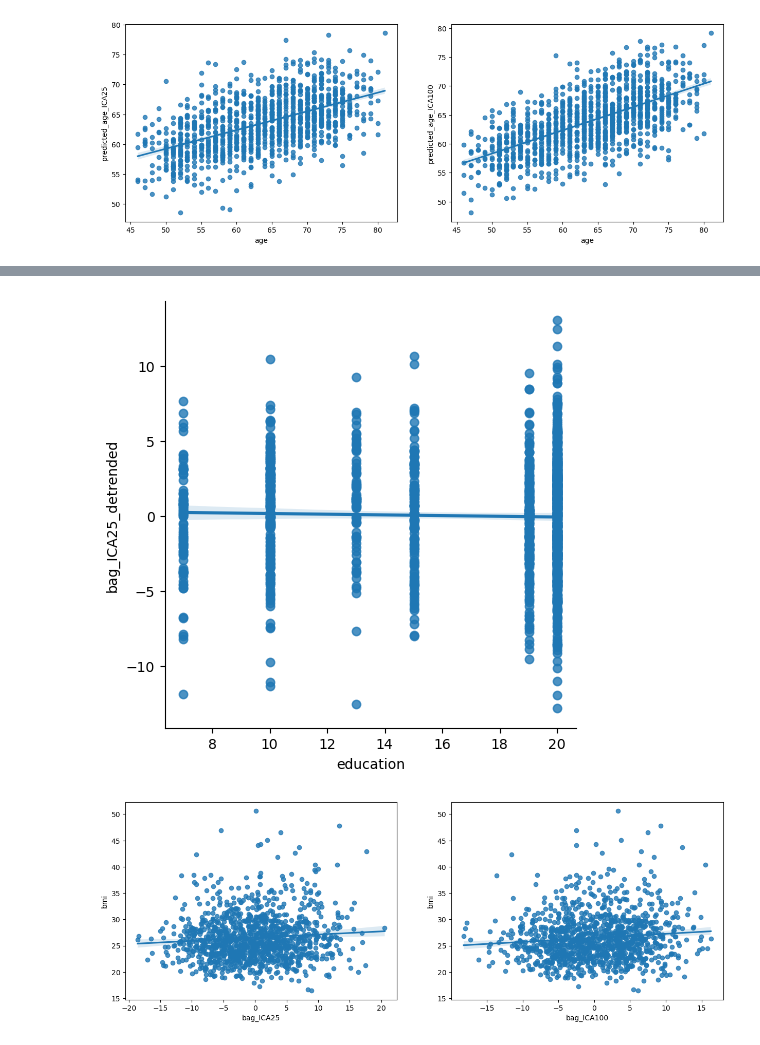
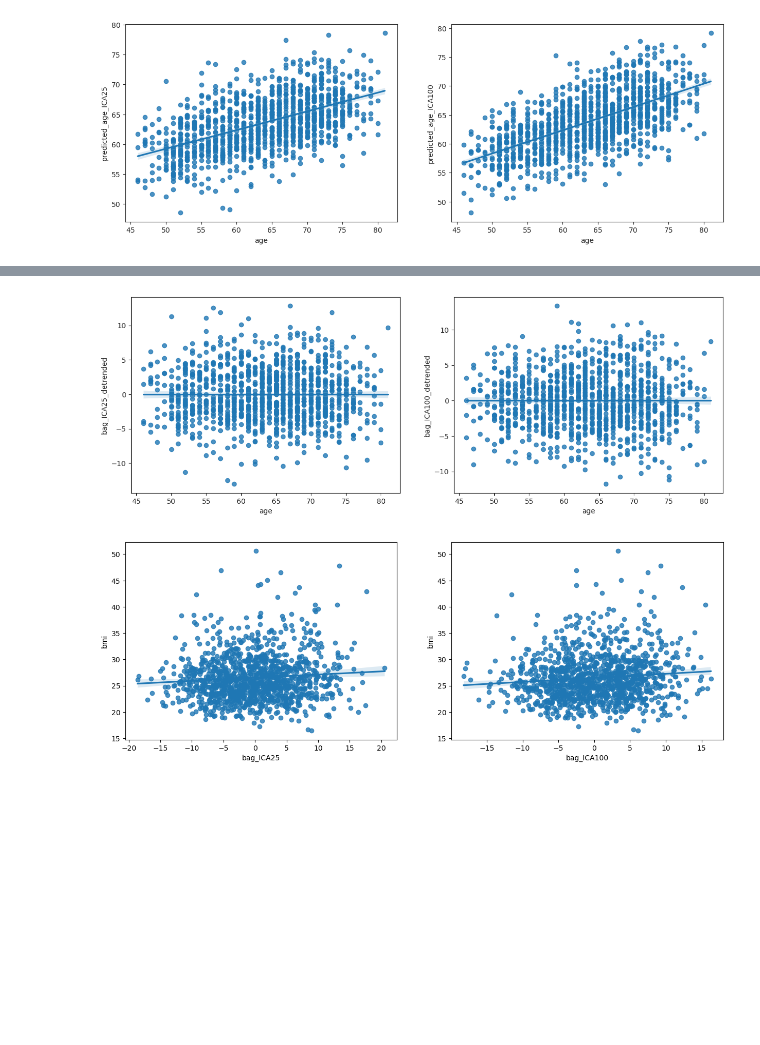
Before and after one commit to laura-riedel/IM, a Jupyter notebook: src/FinalModels/final_models_IM.ipynb, the cells around one changed output, grey strips where cells are left out. Saved outputs shown, nothing was run; the diff lists cells and outputs as text; code cells hidden in the pictures; blank space fills up the shorter version.

```diff
--- a/src/FinalModels/final_models_IM.ipynb
+++ b/src/FinalModels/final_models_IM.ipynb
@@ -237,10 +237,10 @@ data_overview = pd.read_csv('../../data/data_predictions_overview_IM.csv')
 # set fig path
 fig_path = '../../figures/IM/'
 # subset data splits
-train_overview = data_overview[data_overview['split']=='train']
-val_overview = data_overview[data_overview['split']=='val']
-test_overview = data_overview[data_overview['split']=='test']
-valtest_overview = data_overview[data_overview['split']!='train']
+train_overview = data_overview[data_overview['split']=='train'].copy()
+val_overview = data_overview[data_overview['split']=='val'].copy()
+test_overview = data_overview[data_overview['split']=='test'].copy()
+valtest_overview = data_overview[data_overview['split']!='train'].copy()
 # %% [markdown]
 ## Age distribution in full data subset vs. training vs. val/test data
 # %%
@@ -334,3 +286,4 @@ def detrend_bag(df, single=False):
 # %%
-detrend_bag(valtest_overview)
+valtest_overview = utils.detrend_bag(valtest_overview)
+valtest_overview.head()
 # %% [output]
@@ -416,5 +297,8 @@ sns.lmplot(data=valtest_overview, x='bag_ICA25_detrended',y='education');
-# %%
-sns.lmplot(data=valtest_overview, y='bag_ICA25_detrended',x='education');
-# %% [output]
-[figure, removed]
+# %%
+fig, axes = plt.subplots(1,2,figsize=(15, 5))
+sns.regplot(data=valtest_overview, x='age', y='bag_ICA25_detrended', ax=axes[0])
+sns.regplot(data=valtest_overview, x='age', y='bag_ICA100_detrended', ax=axes[1])
+fig.show()
+# %% [output]
+[figure, added]
 # %%
```
Also changed, not shown: parts of 24 cells of this notebook, 2 other files.
